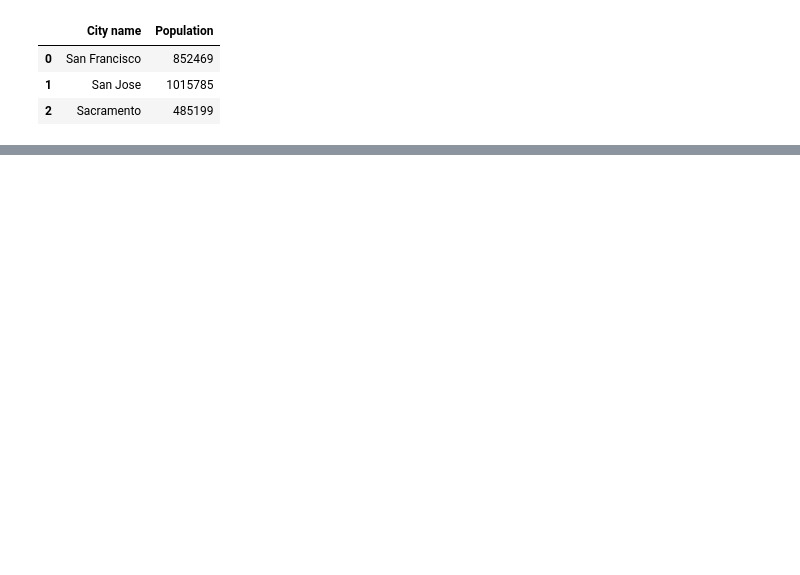
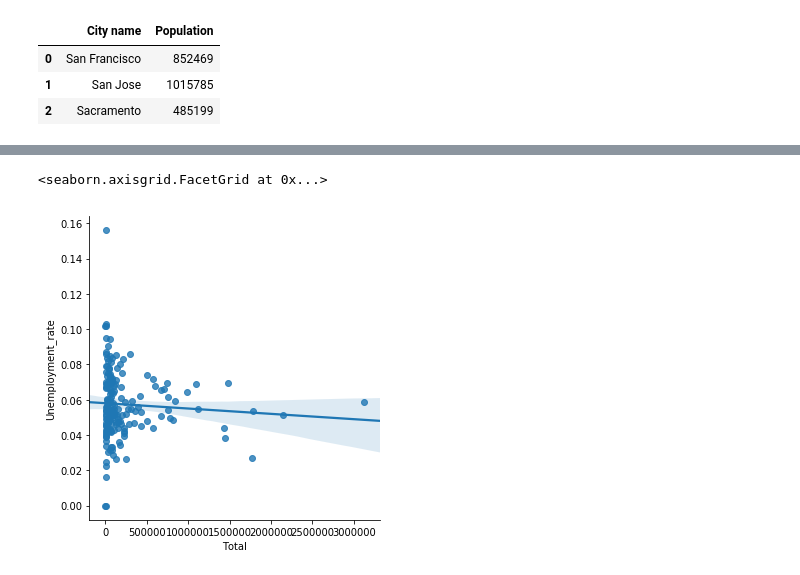
Before and after one commit to braddillon/jupyter_pandas_intro, a Jupyter notebook: JupyterPandas Intro1.ipynb, the cells around one changed output, grey strips where cells are left out. Drawn from its saved outputs; the diff is of its cells as text; code cells hidden in the pictures; blank space fills up the shorter version.

```diff
--- a/JupyterPandas Intro1.ipynb
+++ b/JupyterPandas Intro1.ipynb
@@ -166,0 +191,6 @@ Name: Business, dtype: int64
+# %%
+sns.lmplot(x='Total', y='Unemployment_rate',data=df)
+#,  fit_reg=False,scatter_kws={"s": z*1000}
+# %% [output]
+<seaborn.axisgrid.FacetGrid at 0x...>
+[figure, added]
```
Also changed, not shown: parts of 22 cells of this notebook, 1 other file.
